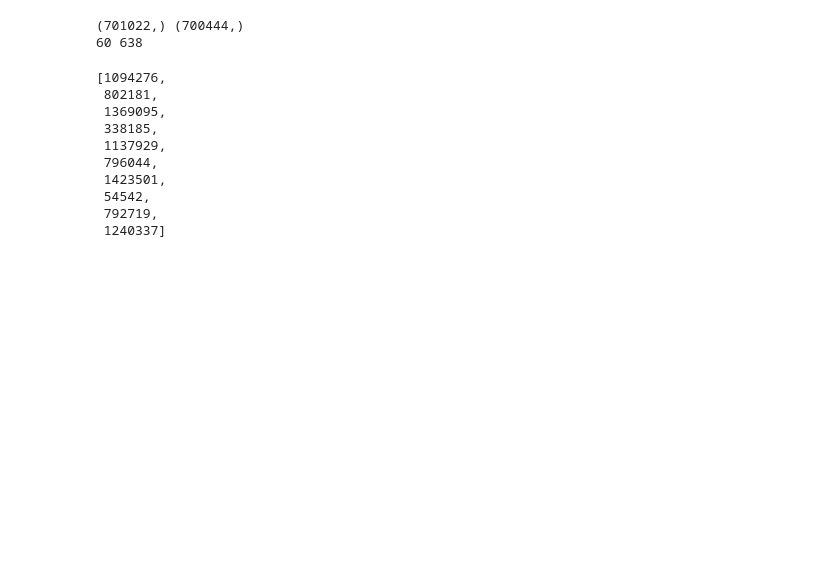
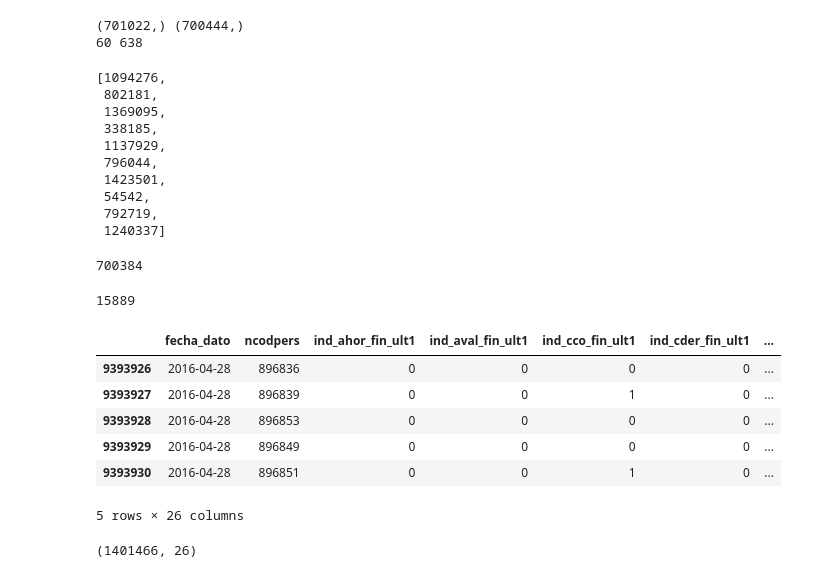
Before and after one commit to sergioml/degree_project, a Jupyter notebook: keep_working_part3.ipynb, the cells around one changed output. Drawn from its saved outputs; the diff is of its cells as text; code cells hidden in the pictures; blank space fills up the shorter version.

```diff
--- a/keep_working_part3.ipynb
+++ b/keep_working_part3.ipynb
@@ -225,3 +214,35 @@ list(set_last_month - set_penultimate_month)[:10]
  54542,
  792719,
  1240337]
+# %%
+#Clientes que se quedaron
+customers_both_month = list(set_penultimate_month & set_last_month)
+len(customers_both_month)
+# %% [output]
+700384
+# %%
+customers_both_month[0]
+# %% [output]
+15889
+# %%
+df_two_months = pd.DataFrame()
+df_two_months = df_two_months.append([df_targets.iloc[last_two_months[0]], df_targets.iloc[last_two_months[1]]])
+df_two_months['ncodpers'] = df_copy['ncodpers'][last_two_months[0] + last_two_months[1]]
+df_two_months['fecha_dato'] = df_copy['fecha_dato'][last_two_months[0] + last_two_months[1]]
+
+cols = df_two_months.columns.tolist()
+cols = cols[-1:] + cols[-2:-1] + cols[:-2]
+df_two_months = df_two_months[cols]
+df_two_months.head()
+# %% [output]
+|  | fecha_dato | ncodpers | ind_ahor_fin_ult1 | ind_aval_fin_ult1 | ind_cco_fin_ult1 | ind_cder_fin_ult1 | ... |
+| 9393926 | 2016-04-28 | 896836 | 0 | 0 | 0 | 0 | ... |
+| 9393927 | 2016-04-28 | 896839 | 0 | 0 | 1 | 0 | ... |
+| 9393928 | 2016-04-28 | 896853 | 0 | 0 | 0 | 0 | ... |
+| 9393929 | 2016-04-28 | 896849 | 0 | 0 | 0 | 0 | ... |
+| 9393930 | 2016-04-28 | 896851 | 0 | 0 | 1 | 0 | ... |
+5 rows × 26 columns
+# %%
+df_two_months.shape
+# %% [output]
+(1401466, 26)
```
Also changed, not shown: parts of 6 cells of this notebook.
